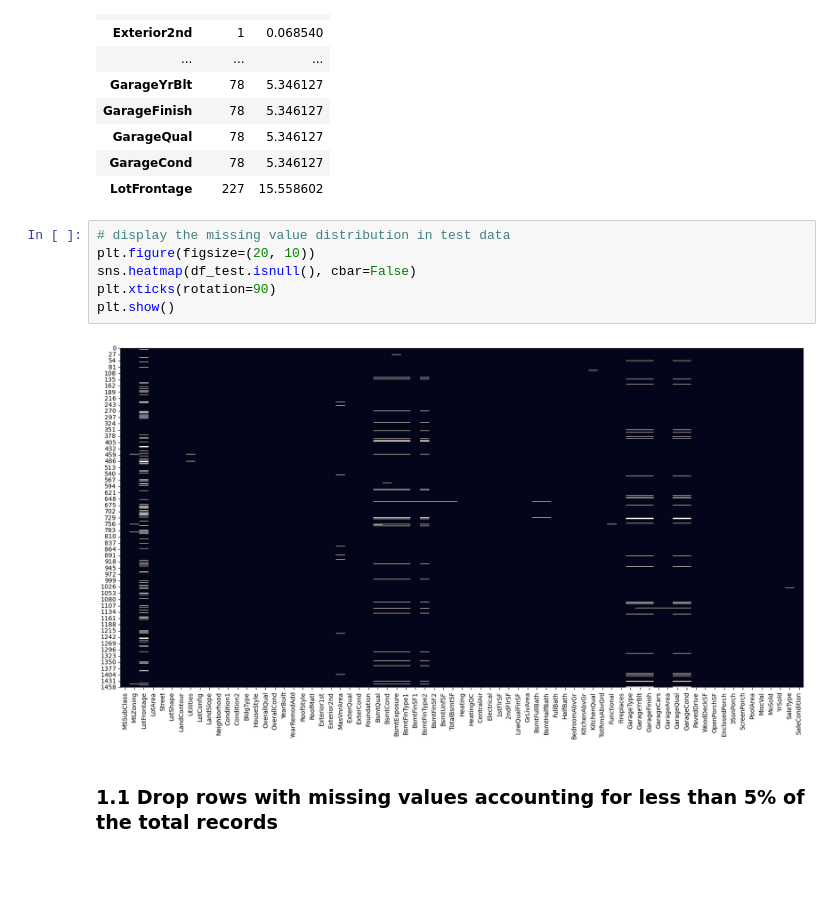
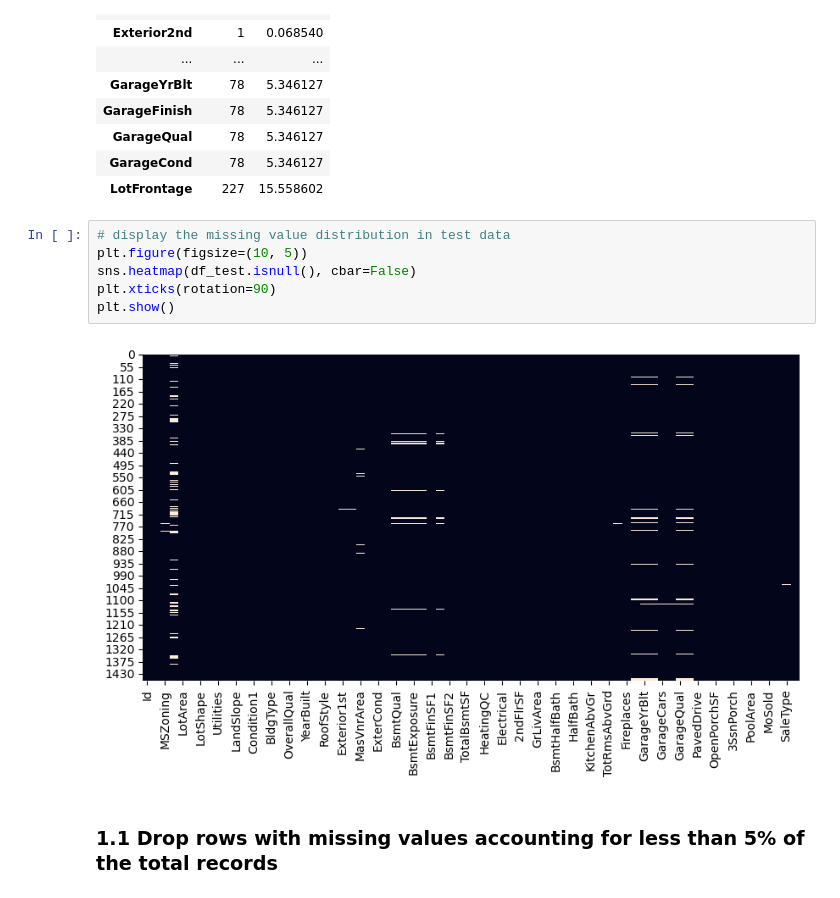
Before and after one commit to Sheng214/Springboard_MyProjects, a Jupyter notebook: Capstone_Two/Capstone Two_EDA.ipynb, the cells around one changed output. Cells and saved outputs as stored; diff of their text form; blank space fills up the shorter version.

```diff
--- a/Capstone_Two/Capstone Two_EDA.ipynb
+++ b/Capstone_Two/Capstone Two_EDA.ipynb
@@ -84,12 +84,12 @@ Test data_columns with missing values
 | LotFrontage | 227 | 15.558602 |
 # %%
 # display the missing value distribution in test data
-plt.figure(figsize=(20, 10))
+plt.figure(figsize=(10, 5))
 sns.heatmap(df_test.isnull(), cbar=False)
 plt.xticks(rotation=90)
 plt.show()
 # %% [output]
-[figure, old version]
+[figure, new version]
 # %% [markdown]
 ### 1.1 Drop rows with missing values accounting for less than 5% of the total records
 # %%
```
Also changed, not shown: parts of 115 cells of this notebook, 3 other files.
